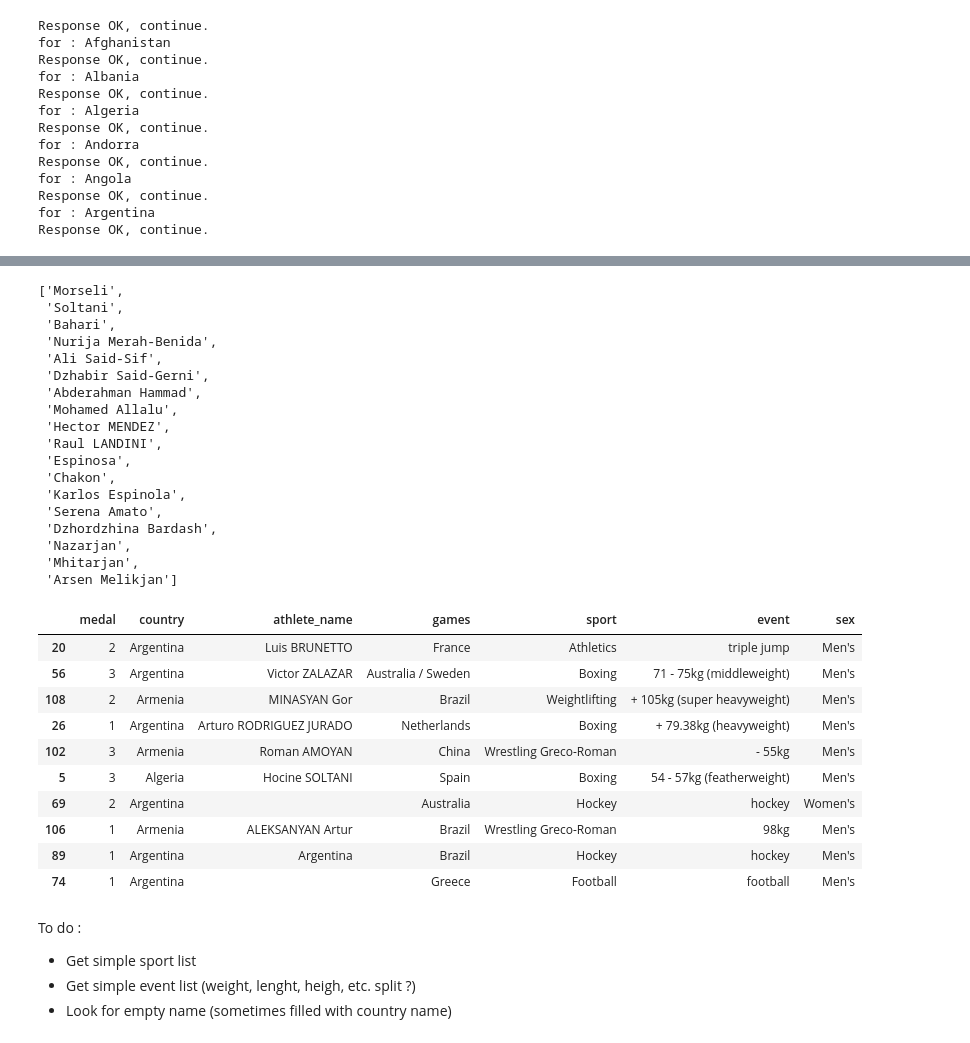
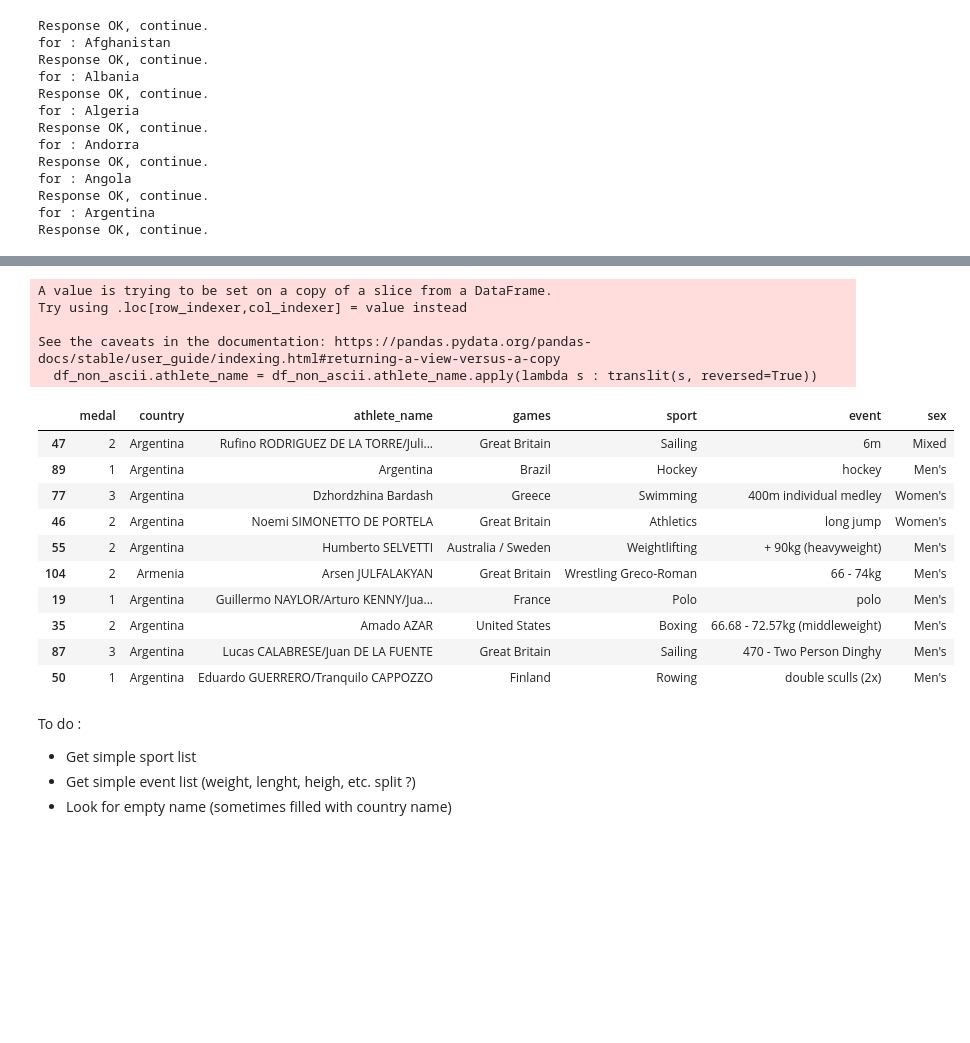
Before and after one commit to Yohan-GRNR/JO-explorer, a Jupyter notebook: data-scraped.ipynb, the cells around one changed output, grey strips where cells are left out. Drawn from its saved outputs; the diff is of its cells as text; code cells hidden in the pictures; blank space fills up the shorter version.

```diff
--- a/data-scraped.ipynb
+++ b/data-scraped.ipynb
@@ -261,6 +258,34 @@ def contains_non_ascii(strings):
 # Filter non-ASCII & ASCII name
 df_non_ascii = df_olympic[df_olympic['athlete_name'].apply(contains_non_ascii)]
 df_ascii = df_olympic[~df_olympic['athlete_name'].apply(contains_non_ascii)]
+# %%
+# translate all Non-ASCII name in ASCII (latine) name
+from transliterate import translit
+
+df_non_ascii.athlete_name = df_non_ascii.athlete_name.apply(lambda s : translit(s, reversed=True))
+# %% [output]
+A value is trying to be set on a copy of a slice from a DataFrame.
+Try using .loc[row_indexer,col_indexer] = value instead
+
+See the caveats in the documentation: https://pandas.pydata.org/pandas-docs/stable/user_guide/indexing.html#returning-a-view-versus-a-copy
+  df_non_ascii.athlete_name = df_non_ascii.athlete_name.apply(lambda s : translit(s, reversed=True))
+# %%
+# Regroup both Dataframe, now all in Latine
+df_final = pd.concat([df_ascii, df_non_ascii])
+# %%
+df_final.sample(10)
+# %% [output]
+|  | medal | country | athlete_name | games | sport | event | sex |
+| 47 | 2 | Argentina | Rufino RODRIGUEZ DE LA TORRE/Juli... | Great Britain | Sailing | 6m | Mixed |
+| 89 | 1 | Argentina | Argentina | Brazil | Hockey | hockey | Men's |
+| 77 | 3 | Argentina | Dzhordzhina Bardash | Greece | Swimming | 400m individual medley | Women's |
+| 46 | 2 | Argentina | Noemi SIMONETTO DE PORTELA | Great Britain | Athletics | long jump | Women's |
+| 55 | 2 | Argentina | Humberto SELVETTI | Australia / Sweden | Weightlifting | + 90kg (heavyweight) | Men's |
+| 104 | 2 | Armenia | Arsen JULFALAKYAN | Great Britain | Wrestling Greco-Roman | 66 - 74kg | Men's |
+| 19 | 1 | Argentina | Guillermo NAYLOR/Arturo KENNY/Jua... | France | Polo | polo | Men's |
+| 35 | 2 | Argentina | Amado AZAR | United States | Boxing | 66.68 - 72.57kg (middleweight) | Men's |
+| 87 | 3 | Argentina | Lucas CALABRESE/Juan DE LA FUENTE | Great Britain | Sailing | 470 - Two Person Dinghy | Men's |
+| 50 | 1 | Argentina | Eduardo GUERRERO/Tranquilo CAPPOZZO | Finland | Rowing | double sculls (2x) | Men's |
 # %%
 # Check if there are more than 1 athlete
 def is_team(strings):
@@ -285,38 +302,3 @@ for name in names:
-# %%
-names_translated
-# %% [output]
-['Morseli',
- 'Soltani',
- 'Bahari',
- 'Nurija Merah-Benida',
- 'Ali Said-Sif',
- 'Dzhabir Said-Gerni',
- 'Abderahman Hammad',
- 'Mohamed Allalu',
- 'Hector MENDEZ',
- 'Raul LANDINI',
- 'Espinosa',
- 'Chakon',
- 'Karlos Espinola',
- 'Serena Amato',
- 'Dzhordzhina Bardash',
- 'Nazarjan',
- 'Mhitarjan',
- 'Arsen Melikjan']
-# %%
-df_ascii_solo.sample(10)
-# %% [output]
-|  | medal | country | athlete_name | games | sport | event | sex |
-| 20 | 2 | Argentina | Luis BRUNETTO | France | Athletics | triple jump | Men's |
-| 56 | 3 | Argentina | Victor ZALAZAR | Australia / Sweden | Boxing | 71 - 75kg (middleweight) | Men's |
-| 108 | 2 | Armenia | MINASYAN Gor | Brazil | Weightlifting | + 105kg (super heavyweight) | Men's |
-| 26 | 1 | Argentina | Arturo RODRIGUEZ JURADO | Netherlands | Boxing | + 79.38kg (heavyweight) | Men's |
-| 102 | 3 | Armenia | Roman AMOYAN | China | Wrestling Greco-Roman | - 55kg | Men's |
-| 5 | 3 | Algeria | Hocine SOLTANI | Spain | Boxing | 54 - 57kg (featherweight) | Men's |
-| 69 | 2 | Argentina |  | Australia | Hockey | hockey | Women's |
-| 106 | 1 | Armenia | ALEKSANYAN Artur | Brazil | Wrestling Greco-Roman | 98kg | Men's |
-| 89 | 1 | Argentina | Argentina | Brazil | Hockey | hockey | Men's |
-| 74 | 1 | Argentina |  | Greece | Football | football | Men's |
 # %% [markdown]
 To do :
 - Get simple sport list
```
Also changed, not shown: parts of 5 cells of this notebook.
